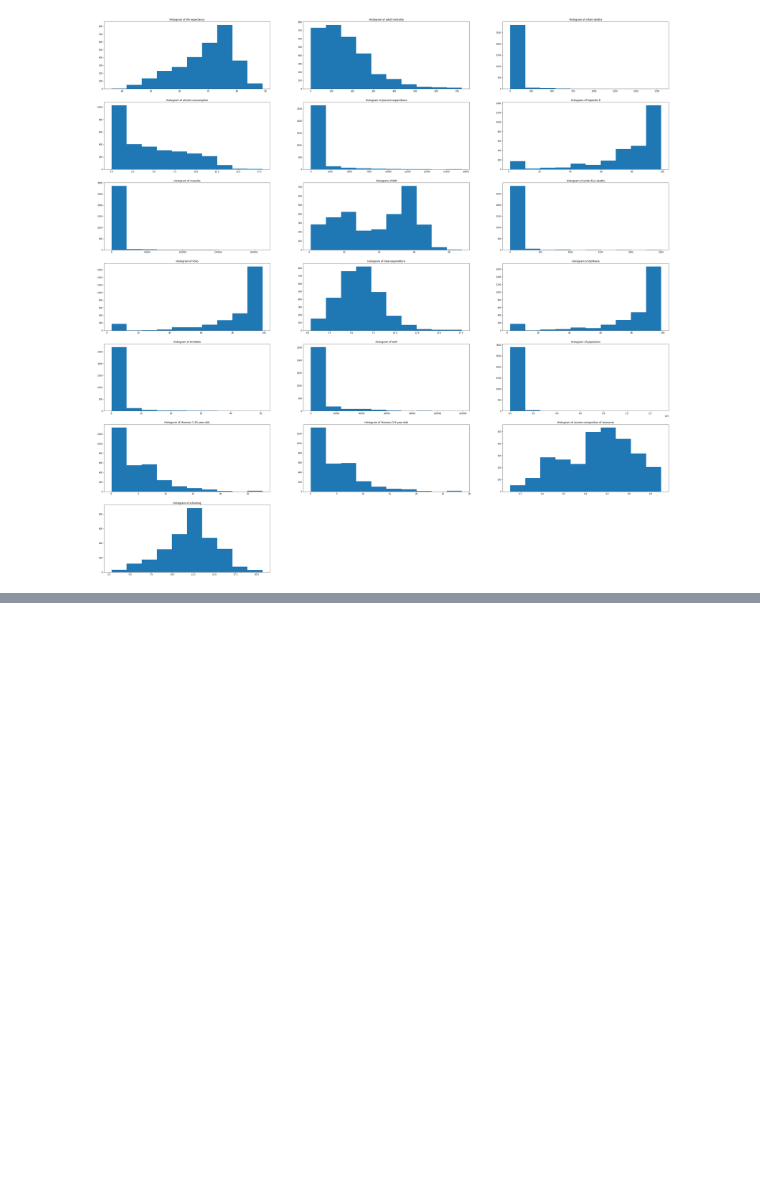
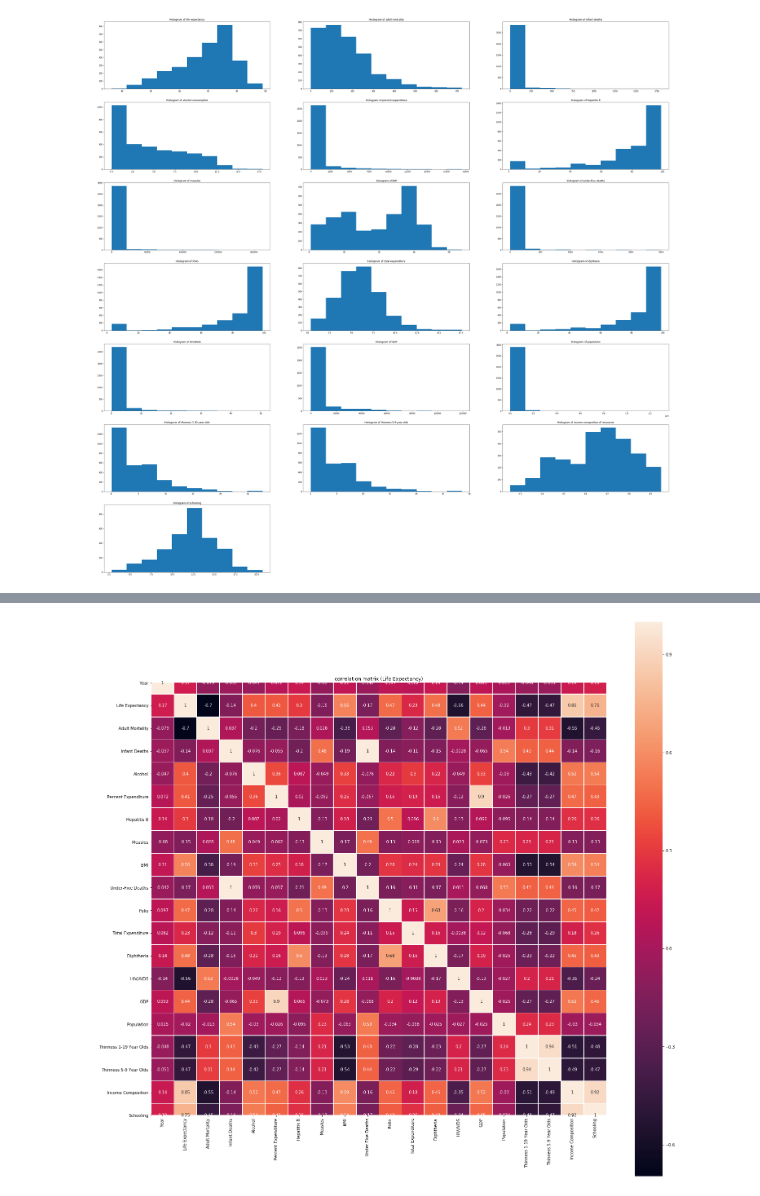
Before and after one commit to sjangeli/Thinkful-Data-Science-Projects, a Jupyter notebook: EDA Challenge.ipynb, the cells around one changed output, grey strips where cells are left out. Cells and saved outputs as stored; diff of their text form; code cells hidden in the pictures; blank space fills up the shorter version.

```diff
--- a/EDA Challenge.ipynb
+++ b/EDA Challenge.ipynb
@@ -809,0 +635,9 @@ plt.show()
+# %%
+corrmat_life_expec = life_expec_df.corr()
+
+plt.figure(figsize=(25,25))
+sns.heatmap(corrmat_life_expec, square=True, annot=True, linewidths=.5)
+plt.title("correlation matrix (Life Expectancy)")
+plt.show()
+# %% [output]
+[figure, added]
```
Also changed, not shown: parts of 21 cells of this notebook.
